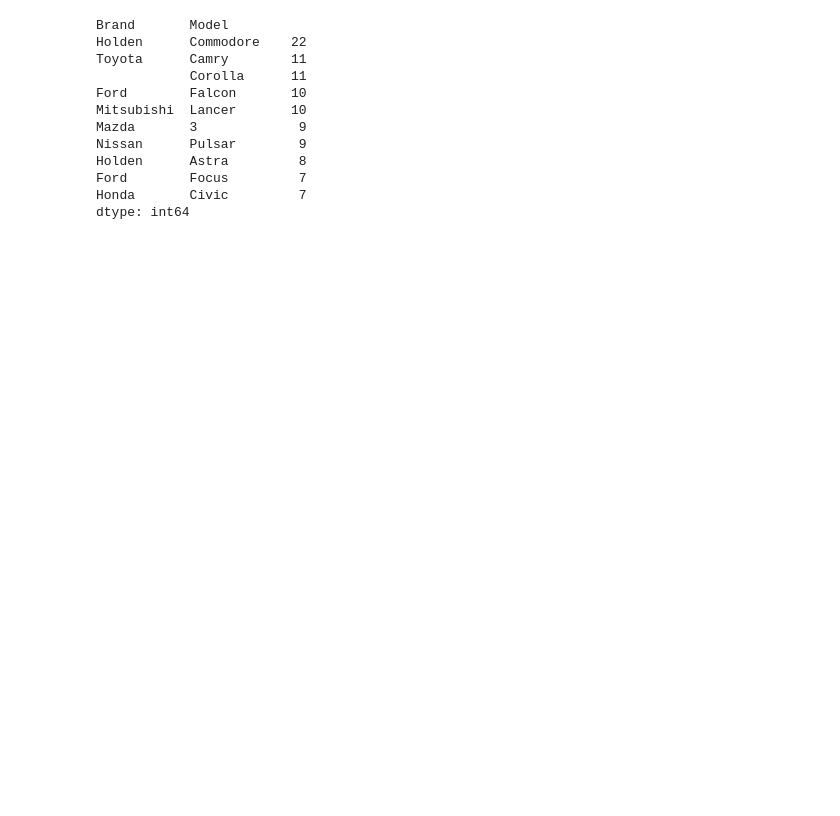
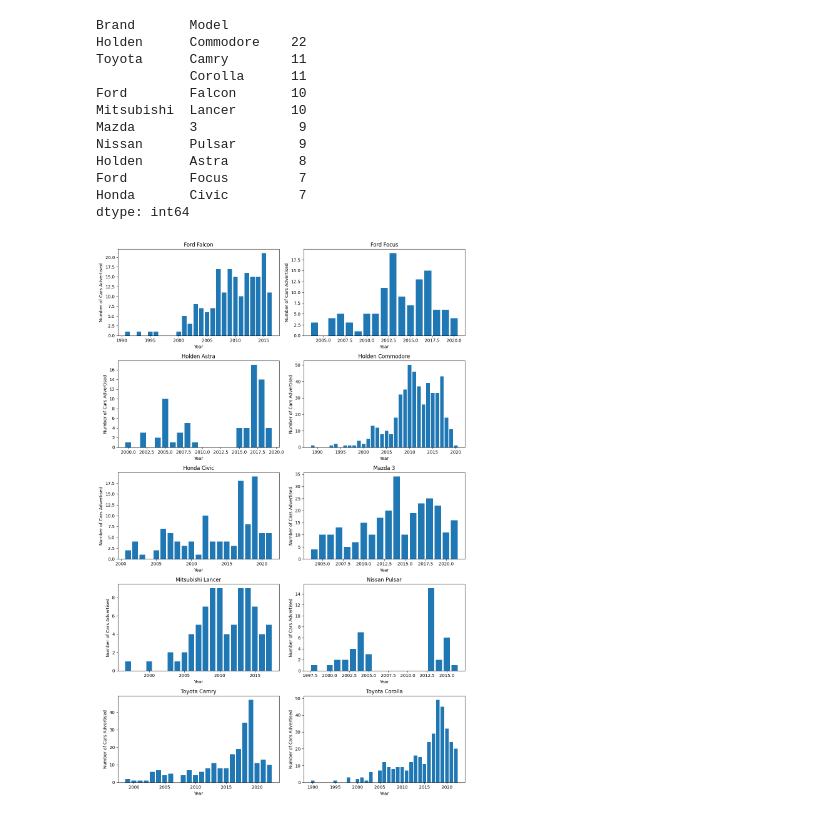
Before and after one commit to thaynanff/Data-Science-Projects, a Jupyter notebook: Data Science and Analytics/8. Australian Automotive Market/Australian Automotive Market.ipynb, the cells around one changed output. Cells and saved outputs as stored; diff of their text form; code cells hidden in the pictures; blank space fills up the shorter version.

```diff
--- a/Data Science and Analytics/8. Australian Automotive Market/Australian Automotive Market.ipynb
+++ b/Data Science and Analytics/8. Australian Automotive Market/Australian Automotive Market.ipynb
@@ -373,3 +386,47 @@ Holden      Astra         8
 Ford        Focus         7
 Honda       Civic         7
 dtype: int64
+# %%
+# Let's visualise these 10 cars in a bar chart
+
+# getting all brands and models to filter the data set
+brands2 = [x[0] for x in UsedCars[UsedCars.Price <= 5000].groupby(['Brand','Model']).size().nlargest(10).index]
+models2 = [x[1] for x in UsedCars[UsedCars.Price <= 5000].groupby(['Brand','Model']).size().nlargest(10).index]
+
+# creating a variable with the dataframe filtered
+Top10_Limit = UsedCars[(UsedCars['Brand'].isin(brands2)) & (UsedCars['Model'].isin(models2))]
+
+PlotDF2 = Top10_Limit
+
+# creating a new colunm with the brand and model together
+PlotDF2['Brand_Model'] = PlotDF2[['Brand', 'Model']].apply(' '.join, axis=1)
+
+# getting just the colunms we will use
+PlotDF2 = PlotDF2[['Brand_Model', 'Year']]
+
+# grouping the dataset and adding a colunm with the amount of cars per brand/model and Year
+PlotDF2 = PlotDF2.groupby(['Brand_Model', 'Year']).size().reset_index(name='Count')
+# %%
+fig, axs = plt.subplots(5,2, figsize=(12, 18))
+
+# Iterate over each Brand_Model
+for i, brand_model in enumerate(PlotDF2['Brand_Model'].unique()):
+    row = i // 2
+    col = i % 2
+
+    # Filter data for the current Brand_Model
+    brand_model_data = PlotDF2[PlotDF2['Brand_Model'] == brand_model]
+
+    # Plot the count per year
+    axs[row, col].bar(brand_model_data['Year'], brand_model_data['Count'])
+    axs[row, col].set_title(brand_model)
+    axs[row, col].set_xlabel('Year')
+    axs[row, col].set_ylabel('Number of Cars Advertised')
+
+# Adjust spacing between subplots
+plt.tight_layout()
+
+# Show the plot
+plt.show()
+# %% [output]
+[figure, added]
```
Also changed, not shown: parts of 11 cells of this notebook.
